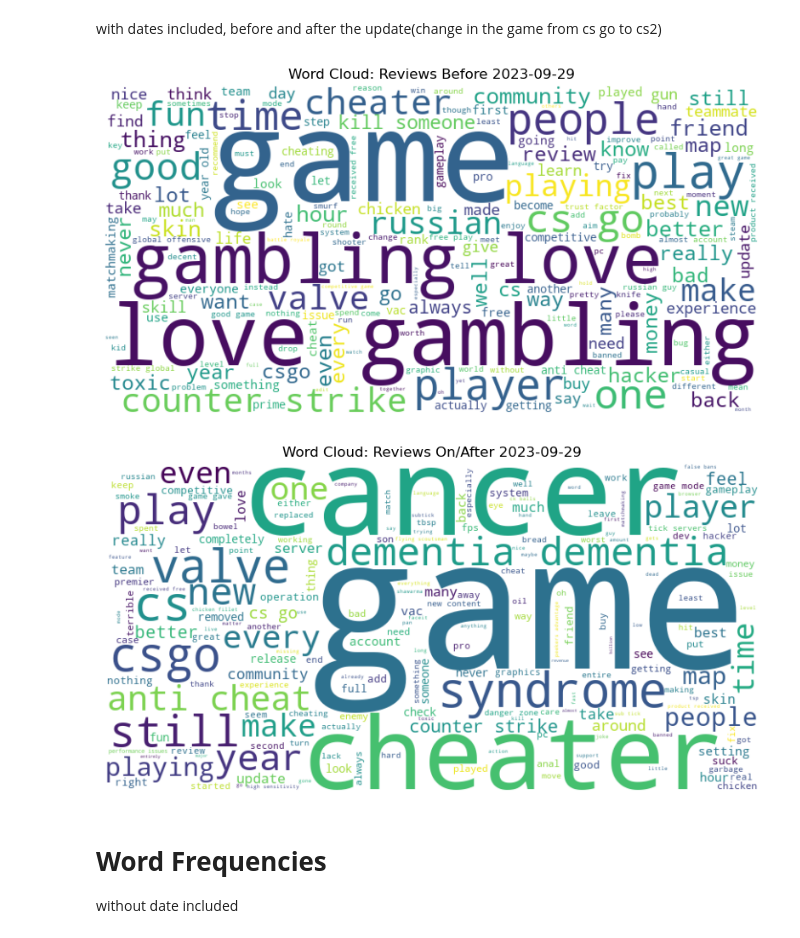
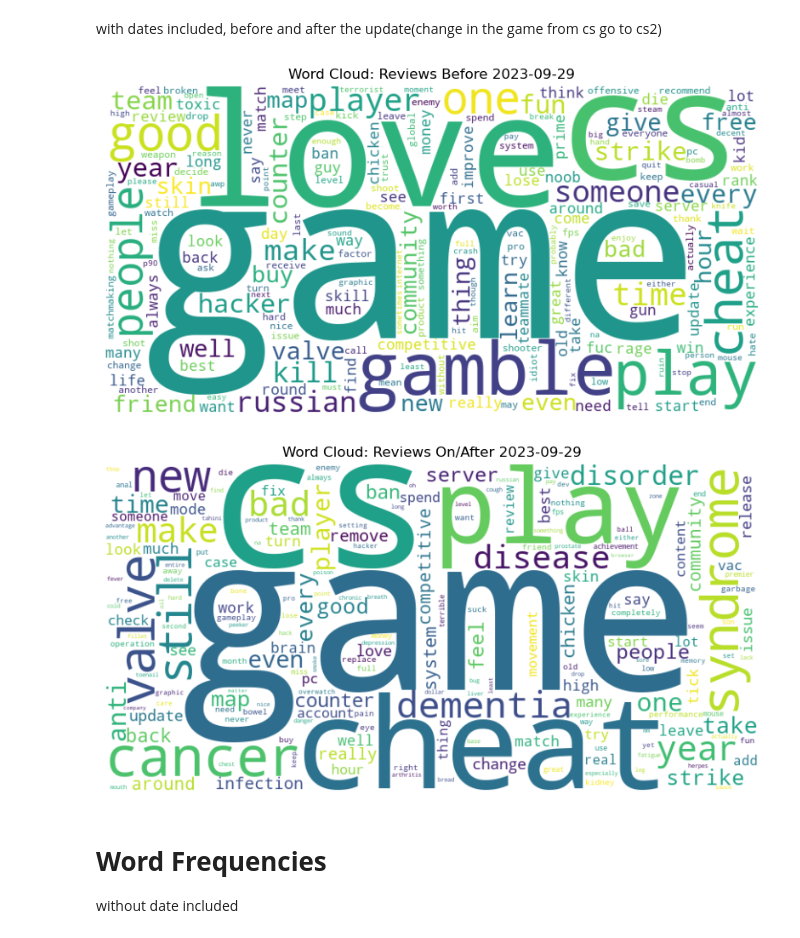
Before and after one commit to s193724/MINITRI_Project_2, a Jupyter notebook: PROJECT_Counter_Strike.ipynb, the cells around one changed output. Saved outputs shown, nothing was run; the diff lists cells and outputs as text; code cells hidden in the pictures.

```diff
--- a/PROJECT_Counter_Strike.ipynb
+++ b/PROJECT_Counter_Strike.ipynb
@@ -288,7 +271,7 @@ wordcloud = WordCloud(
     height=400,
     background_color='white',
     max_words=200,
-    collocations=True  # Avoid duplicate phrases
+    collocations=False  # Avoid duplicate phrases
 ).generate(text_data)
 
 # Display the word cloud
@@ -314,36 +297,36 @@ data['Date'] = pd.to_datetime(data['Date'], errors='coerce')
 
 # Split data into two periods
 date_split = pd.Timestamp(date)
 before_df = data[data['Date'] < date_split]
 after_df = data[data['Date'] >= date_split]
 
 text_column = 'Processed_Review'
 
 def generate_wordcloud(text, title):
     wordcloud = WordCloud(
         width=800,
         height=400,
         background_color='white',
         max_words=200,
-        collocations=True
+        collocations=False
     ).generate(text)
 
     plt.figure(figsize=(10, 5))
     plt.imshow(wordcloud, interpolation='bilinear')
     plt.axis('off')
     plt.title(title)
     plt.show()
 
 # Prepare text for each period
 text_before = before_df[text_column].dropna().astype(str).str.cat(sep=' ')
 text_after = after_df[text_column].dropna().astype(str).str.cat(sep=' ')
 
 # Generate and show word clouds
 generate_wordcloud(text_before, f'Word Cloud: Reviews Before {date}')
 generate_wordcloud(text_after, f'Word Cloud: Reviews On/After {date}')
 # %% [output]
-[figure, old version]
+[figure, new version]
-[figure, old version]
+[figure, new version]
 # %% [markdown]
 # **Word Frequencies**
 without date included
```
Also changed, not shown: parts of 16 cells of this notebook, 1 other file.
